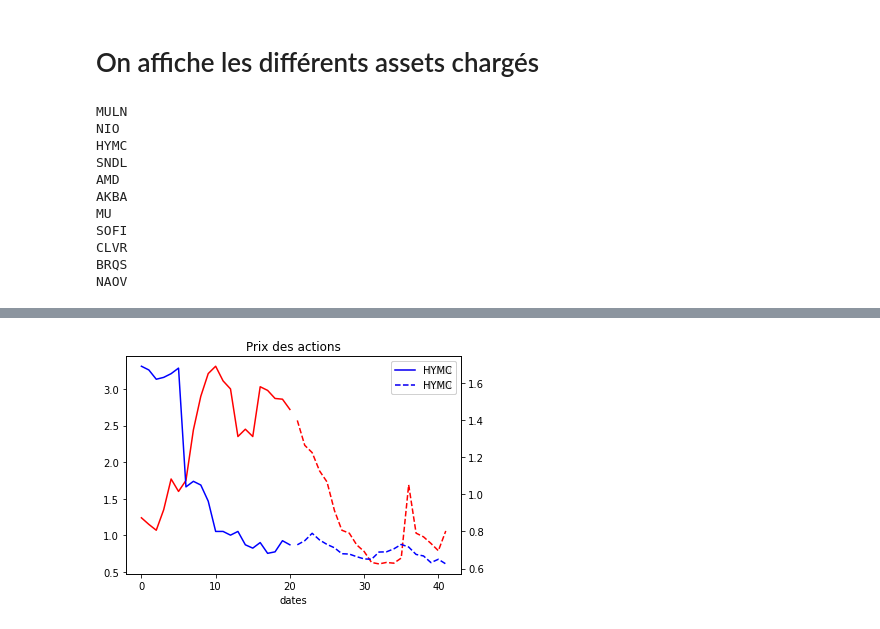
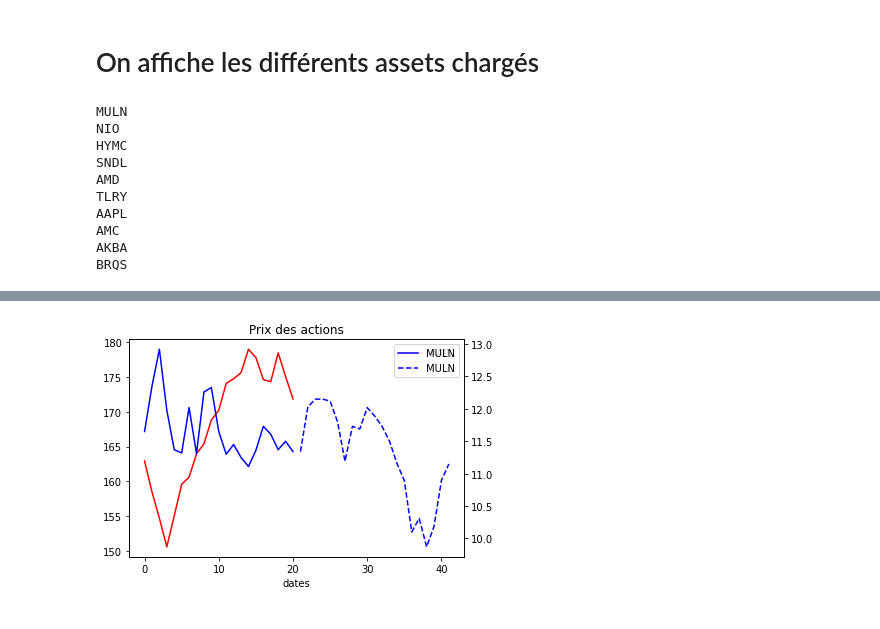
Before and after one commit to FinancialForecastingProject/Prediction, a Jupyter notebook: Notebook.ipynb, the cells around one changed output, grey strips where cells are left out. Saved outputs shown, nothing was run; the diff lists cells and outputs as text; code cells hidden in the pictures.

```diff
--- a/Notebook.ipynb
+++ b/Notebook.ipynb
@@ -56,6 +56,7 @@ class ChartCollectorAPI():
 
                 # Adding reference chart
                 if symbol not in self.charts and None not in reference:
+                    print(symbol)
                     self.charts[symbol]=[{"date":datetime.fromtimestamp(int(timestamp)), "close":close} for timestamp, close in zip(timesamps, reference)]
 
 
@@ -63,8 +64,14 @@ class ChartCollectorAPI():
                     comparison = response["comparisons"]
                     # Adding the comparisons charts
                     for value in comparison:
-                        if value["symbol"] not in self.charts and None not in value["close"]:
-                            self.charts[value["symbol"]]=[{"date":datetime.fromtimestamp(int(timestamp)), "close":close} for timestamp, close in zip(timesamps, value["close"])]
+                        symbol = value["symbol"]
+                        print(symbol)
+                        if symbol not in self.charts and None not in value["close"]:
+                            self.charts[symbol]=[{"date":datetime.fromtimestamp(int(timestamp)), "close":close} for timestamp, close in zip(timesamps, value["close"])]
+                        elif symbol in self.charts:
+                            print (f"{symbol} already loaded")
+                        else:
+                            print(f"{symbol} contains None values")
 
 
                 return # If there is no exception raised, it means we managed to get the data
@@ -80,13 +87,10 @@ class ChartCollectorAPI():
 
 
     """
-    Methode pour charger le graphique d'un actif depuis l'api
-    On verifie si l'actif n'a pas encore été chargé
+    Methode pour charger des graphiques présenregistrés
     """
-    def loading(self,list_actifs:List[str]):
-        for actif in list_actifs:
-            if actif not in self.charts:
-               self.charts[actif]=self.get_chart(actif)
+    def loading(self,charts):
+        self.charts=charts
 
     """Methode qui sauvegarde les differents graphiques de comparaisons des différents actifs passés dans une liste en parametre
     Print dans la console les differentes distances en fonction de l'algorithme utilisé.
@@ -119,13 +123,15 @@ class ChartCollectorAPI():
 
 
                 # On va réduire la fenetre des actifs de comparaison afin d'être au plus proche de notre strategie
+                # On créé des sublists en décalant de un jour à chaque list suivante
                 # On enleve le dernier mois et on garde les autres mois
-                comparison_charts = [chart_comparison[:-data_length*2][x:x+data_length] for x in range(0, len(chart_comparison[:-data_length*2]), data_length)]
+                comparison_charts = [chart_comparison[:-data_length*2][x:x+data_length] for x in range(0, len(chart_comparison[:-data_length*2]))]
 
 
                 # On va réduire la fenetre des actifs de comparaison afin d'être au plus proche de notre strategie
+                # On créé des sublists en décalant de un jour à chaque list suivante
                 # On enleve le premier mois et on garde les autres mois
-                reality_charts = [chart_comparison[data_length-1:-data_length][x:x+data_length] for x in range(0, len(chart_comparison[data_length-1:-data_length]), data_length)]
+                reality_charts = [chart_comparison[data_length-1:-data_length][x:x+data_length] for x in range(0, len(chart_comparison[data_length-1:-data_length]))]
 
 
                 # Comparison correspond à un mois en partant du premier jusqu'à l'avant dernier, et current correspond au mois d'apres
@@ -156,7 +162,6 @@ class ChartCollectorAPI():
 
         self.predictions=results
         return results
-
 
     def distance_point_par_point_rapport_moyenne(self,chart_reference,chart_comparison):
          # Adapte les amplitudes des courbes pour pouvoir les comparer
@@ -190,6 +195,7 @@ class ChartCollectorAPI():
 
         self.best_prediction = best_choice
 
+        average_distance = best_choice["value"]
         current_data_comparison = best_choice["current_data_comparison"]
         current_data_reference = best_choice["current_data_reference"]
         chart_comparison = best_choice["chart_comparison"]
@@ -197,7 +203,7 @@ class ChartCollectorAPI():
 
         prediction = current_data_comparison[len(current_data_comparison)-1]/mean(chart_comparison)*mean(chart_reference)
 
-
+        print(f"L'actif qui ressemble le plus à {symbol} est : {best_choice['actif_comparaison']} avec une distance de : {average_distance}")
         print(f"Premier jour du mois de l'actif de comparaison : {best_choice['date_comparison']}")
         print(f"Premier jour du mois de l'actif de reference : {best_choice['date_reference']}")
         print(f"Predicted price : {prediction}   / Real price : {current_data_reference[-1]}")
@@ -241,7 +247,7 @@ class ChartCollectorAPI():
         df = df[['dates',best_choice["actif_reference"]]].groupby('dates').sum()
 
         # On affiche le dataframe
-        df.plot(linestyle='dashed',kind='line', legend=True, ax=ax, color='r')
+        #df.plot(linestyle='dashed',kind='line', legend=True, ax=ax, color='r')
 
 
 
@@ -379,10 +385,11 @@ Maintenant que nous avons recuperé les données, on va regarder celle qui resse
 # %% [markdown]
 Find the best match
 # %%
-Analysis = ChartCollectorAPI()
+Preloading = ChartCollectorAPI()
 
-assets_lists = [assets[x:x+10] for x in range(0, len(assets), 10)]
+assets_lists = [assets[x:x+6] for x in range(0, len(assets), 6)]
 
 for asset in assets_lists[:2]:
-    Analysis.get_chart(symbol=asset[0],charts=asset[1:],range="1y")
+    print(asset)
+    Preloading.get_chart(symbol=asset[0],charts=asset[1:],range="1y")
 # %% [output]
@@ -391,7 +414,7 @@ API Key used :{'x-api-key': 'LgEsoJrl6o6my9g46Xk3y5hYcEEZJyhA3aknepFP'}
 # %% [markdown]
 # On affiche les différents assets chargés
 # %%
-for asset in Analysis.charts:
+for asset in Preloading.charts:
     print(asset)
 # %% [output]
 MULN
@@ -399,13 +422,16 @@ NIO
 HYMC
 SNDL
 AMD
+TLRY
+AAPL
+AMC
 AKBA
-MU
-SOFI
-CLVR
 BRQS
-NAOV
 # %%
-Analysis.predict("MULN")
+Analysis = ChartCollectorAPI()
+
+Analysis.loading(Preloading.charts)
+Analysis.predict("AAPL")
+
 Analysis.plot_prediction()
 # %% [output]
@@ -415 +442 @@ Predicted price : 0.70860087443338   / Real price : 2.7200000286102295
-[figure, old version]
+[figure, new version]
```
Also changed, not shown: parts of 2 cells of this notebook.
